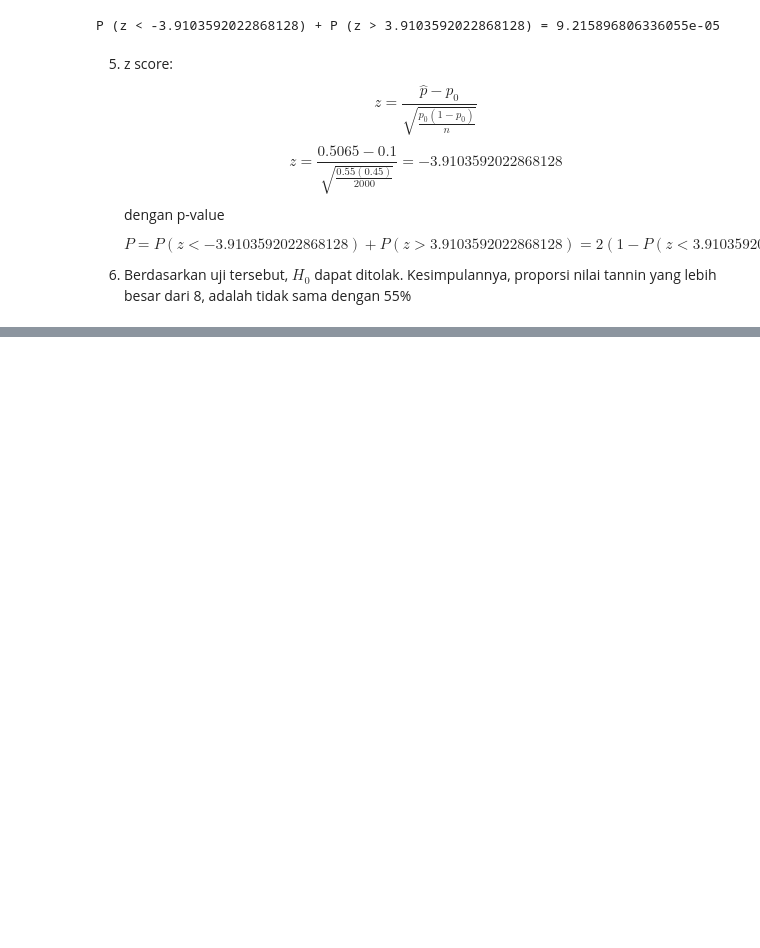
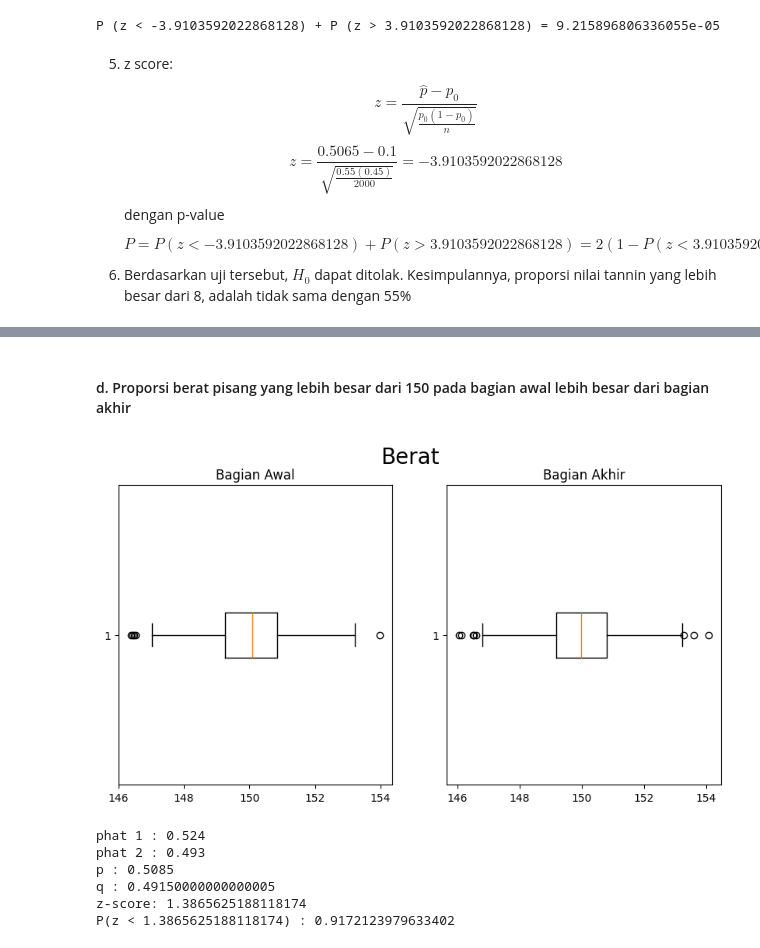
Before and after one commit to NameLessAth/Tubes-probstat, a Jupyter notebook: K02-IF2220-13522044-13522106.ipynb, the cells around one changed output, grey strips where cells are left out. Drawn from its saved outputs; the diff is of its cells as text; code cells hidden in the pictures; blank space fills up the shorter version.

```diff
--- a/K02-IF2220-13522044-13522106.ipynb
+++ b/K02-IF2220-13522044-13522106.ipynb
@@ -338,0 +484,37 @@ dengan p-value $$ P = P(z < -3.9103592022868128) + P(z > 3.9103592022868128) = 2
+# %% [markdown]
+#### d. Proporsi berat pisang yang lebih besar dari 150 pada bagian awal lebih besar dari bagian akhir
+# %%
+lower_half = databasenya['Weight'][:1000]
+upper_half = databasenya['Weight'][1000:]
+fig, ax = plt.subplots(1, 2, figsize=(10, 5))
+fig.suptitle('Berat', fontsize=20)
+ax[0].boxplot(lower_half, vert=False)
+ax[0].set_title('Bagian Awal')
+ax[1].boxplot(upper_half, vert=False)
+ax[1].set_title('Bagian Akhir')
+plt.show()
+# %% [output]
+[figure, added]
+# %%
+amount1 = (lower_half > 150).sum()
+amount2 = (upper_half > 150).sum()
+n1 = 1000
+n2 = 1000
+phat1 = amount1/n1
+print(f"phat 1 : {phat1}")
+phat2 = amount2 / n2
+print(f"phat 2 : {phat2}")
+p = (amount1 + amount2) / (n1 + n2)
+print(f"p : {p}")
+q = 1 - p
+print(f"q : {q}")
+zscore = (phat1 - phat2) / (np.sqrt(p * q * ((1 / n1) + (1 / n2))))
+print(f"z-score: {zscore}")
+print(f"P(z < {zscore}) : {scipy.stats.norm.cdf(zscore)}")
+# %% [output]
+phat 1 : 0.524
+phat 2 : 0.493
+p : 0.5085
+q : 0.49150000000000005
+z-score: 1.3865625188118174
+P(z < 1.3865625188118174) : 0.9172123979633402
```
Also changed, not shown: parts of 19 cells of this notebook.
